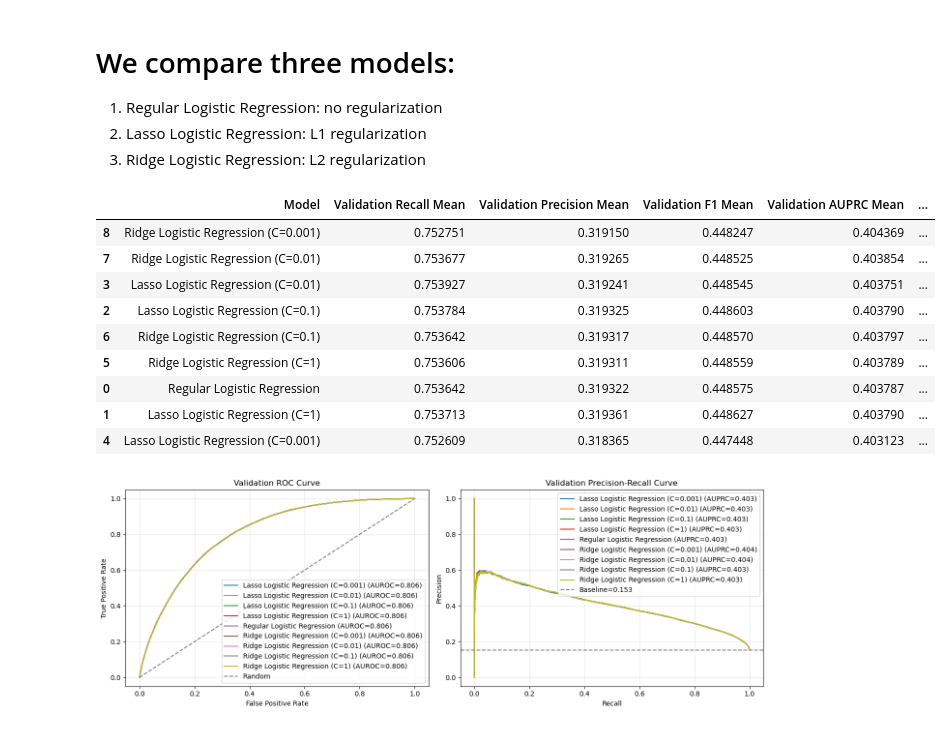
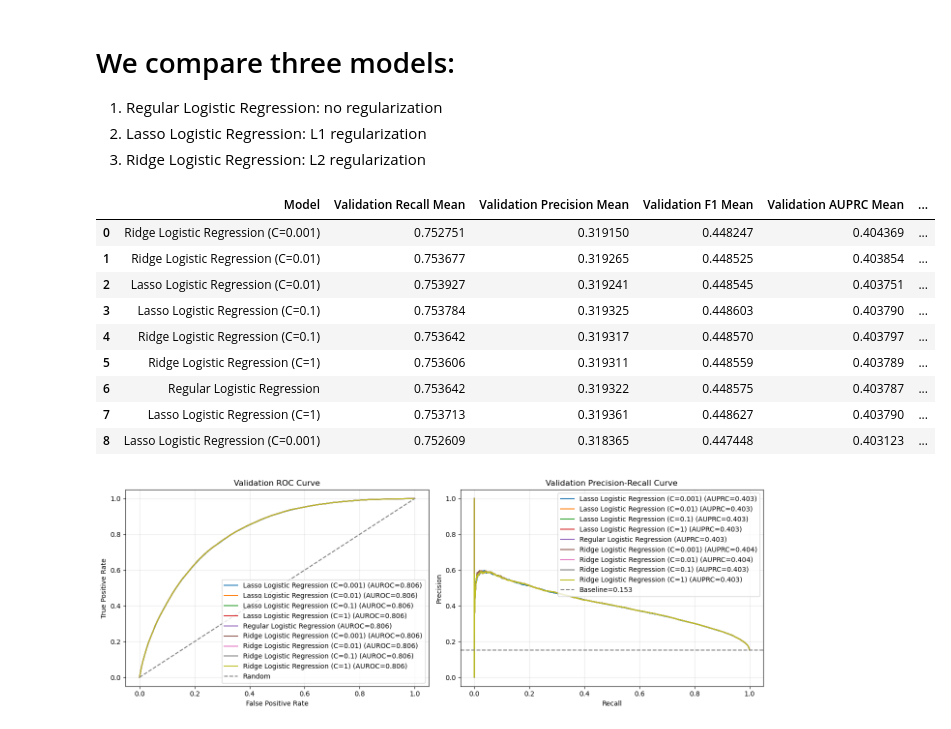
Before and after one commit to Erdos-Projects/summer26-diabetes-prediction, a Jupyter notebook: notebooks/03_model_selection.ipynb, the cells around one changed output. Cells and saved outputs as stored; diff of their text form; code cells hidden in the pictures.

```diff
--- a/notebooks/03_model_selection.ipynb
+++ b/notebooks/03_model_selection.ipynb
@@ -141,27 +141,27 @@ cv_fold_metrics_df = pd.DataFrame(cv_fold_metrics)
 # %%
 # ==========================================
 # 5. Display Cross-Validation Results
 # ==========================================
 
 cv_results_df = pd.DataFrame(cv_results)
 
 cv_results_df = cv_results_df.sort_values(
     by="Validation AUROC Mean",
     ascending=False
-)
+).reset_index(drop=True)
 
 cv_results_df.round(6)
 # %% [output]
 |  | Model | Validation Recall Mean | Validation Precision Mean | Validation F1 Mean | Validation AUPRC Mean | ... |
-| 8 | Ridge Logistic Regression (C=0.001) | 0.752751 | 0.319150 | 0.448247 | 0.404369 | ... |
-| 7 | Ridge Logistic Regression (C=0.01) | 0.753677 | 0.319265 | 0.448525 | 0.403854 | ... |
-| 3 | Lasso Logistic Regression (C=0.01) | 0.753927 | 0.319241 | 0.448545 | 0.403751 | ... |
-| 2 | Lasso Logistic Regression (C=0.1) | 0.753784 | 0.319325 | 0.448603 | 0.403790 | ... |
-| 6 | Ridge Logistic Regression (C=0.1) | 0.753642 | 0.319317 | 0.448570 | 0.403797 | ... |
+| 0 | Ridge Logistic Regression (C=0.001) | 0.752751 | 0.319150 | 0.448247 | 0.404369 | ... |
+| 1 | Ridge Logistic Regression (C=0.01) | 0.753677 | 0.319265 | 0.448525 | 0.403854 | ... |
+| 2 | Lasso Logistic Regression (C=0.01) | 0.753927 | 0.319241 | 0.448545 | 0.403751 | ... |
+| 3 | Lasso Logistic Regression (C=0.1) | 0.753784 | 0.319325 | 0.448603 | 0.403790 | ... |
+| 4 | Ridge Logistic Regression (C=0.1) | 0.753642 | 0.319317 | 0.448570 | 0.403797 | ... |
 | 5 | Ridge Logistic Regression (C=1) | 0.753606 | 0.319311 | 0.448559 | 0.403789 | ... |
-| 0 | Regular Logistic Regression | 0.753642 | 0.319322 | 0.448575 | 0.403787 | ... |
-| 1 | Lasso Logistic Regression (C=1) | 0.753713 | 0.319361 | 0.448627 | 0.403790 | ... |
-| 4 | Lasso Logistic Regression (C=0.001) | 0.752609 | 0.318365 | 0.447448 | 0.403123 | ... |
+| 6 | Regular Logistic Regression | 0.753642 | 0.319322 | 0.448575 | 0.403787 | ... |
+| 7 | Lasso Logistic Regression (C=1) | 0.753713 | 0.319361 | 0.448627 | 0.403790 | ... |
+| 8 | Lasso Logistic Regression (C=0.001) | 0.752609 | 0.318365 | 0.447448 | 0.403123 | ... |
 # %%
 # ==========================================
 # 6. Plot Validation ROC and Precision-Recall Curves
```
